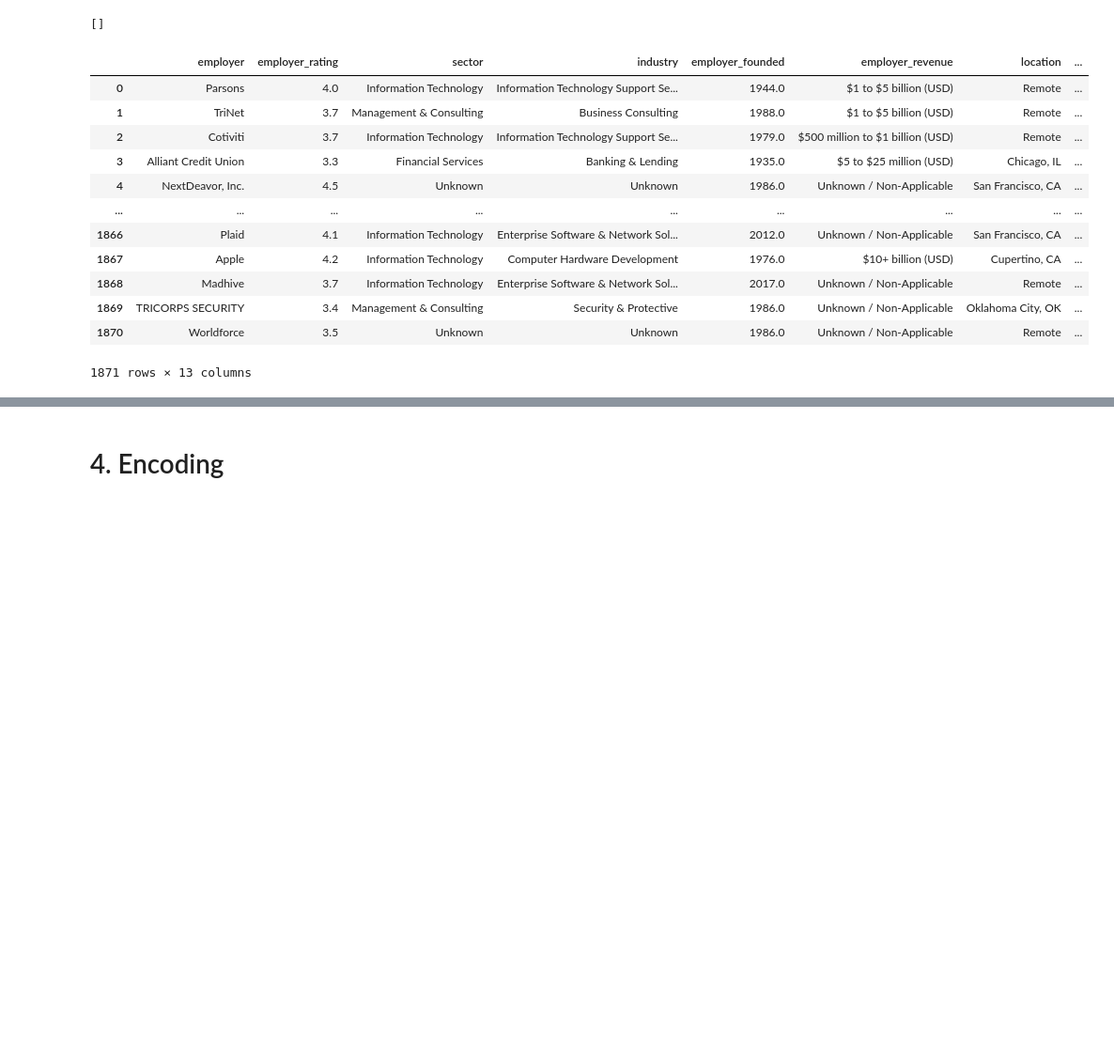
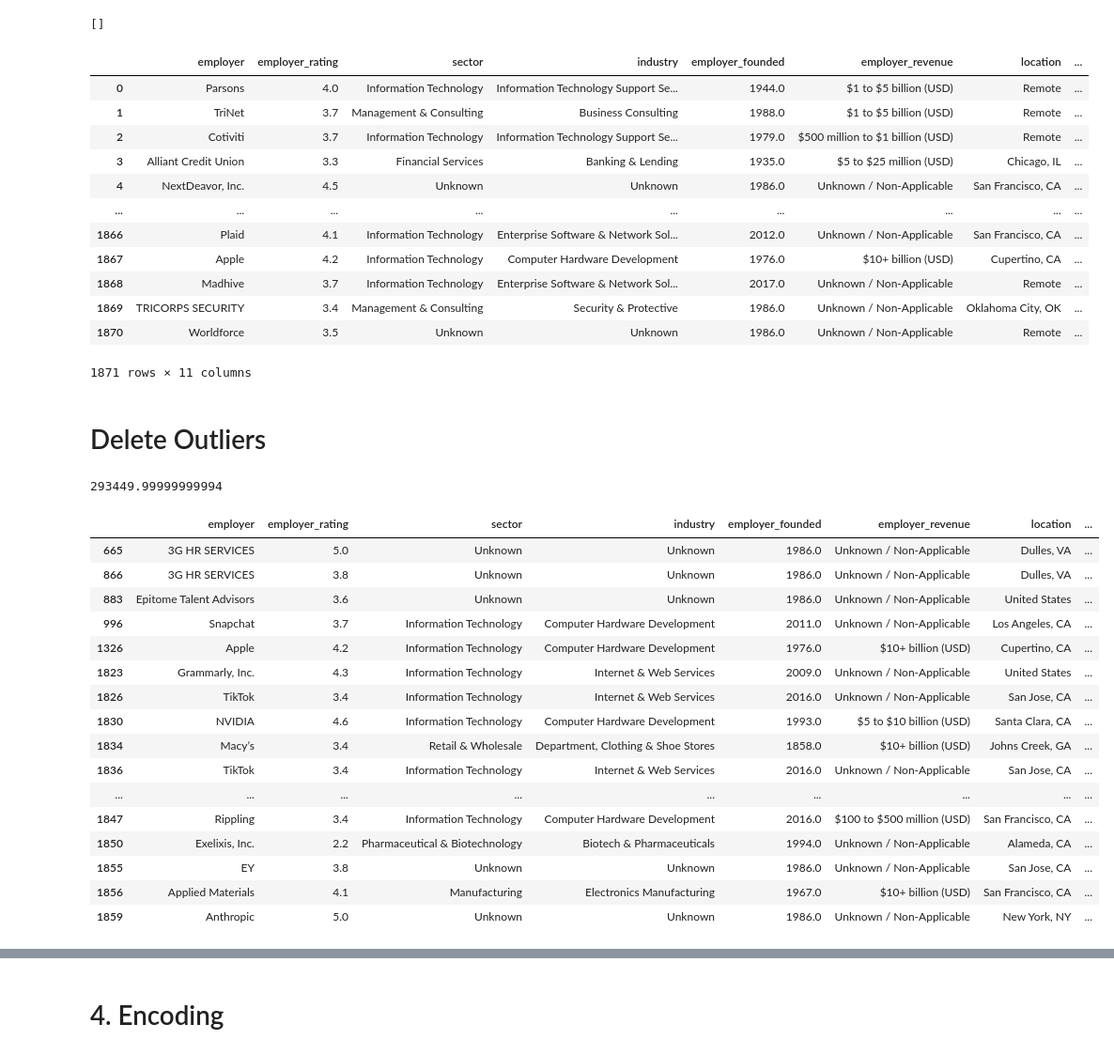
Before and after one commit to kkudzelich/scraping-and-salary-prediction, a Jupyter notebook: kaggle6.ipynb, the cells around one changed output, grey strips where cells are left out. Shown at 94% size. Saved outputs shown, nothing was run; the diff lists cells and outputs as text; code cells hidden in the pictures; blank space fills up the shorter version.

```diff
--- a/kaggle6.ipynb
+++ b/kaggle6.ipynb
@@ -748,8 +769,9 @@ print(other_job_titles)
 # %% [output]
 []
 # %%
-# drop job title
+# drop job title and min_salary, max_salary
 df = df.drop(columns=['job_title'])
+df = df.drop(columns=['min_salary', 'max_salary'])
 df
 # %% [output]
 |  | employer | employer_rating | sector | industry | employer_founded | employer_revenue | location | ... |
@@ -764,4 +786,32 @@ df
 | 1868 | Madhive | 3.7 | Information Technology | Enterprise Software & Network Sol... | 2017.0 | Unknown / Non-Applicable | Remote | ... |
 | 1869 | TRICORPS SECURITY | 3.4 | Management & Consulting | Security & Protective | 1986.0 | Unknown / Non-Applicable | Oklahoma City, OK | ... |
 | 1870 | Worldforce | 3.5 | Unknown | Unknown | 1986.0 | Unknown / Non-Applicable | Remote | ... |
-1871 rows × 13 columns
+1871 rows × 11 columns
+# %% [markdown]
+# Delete Outliers
+# %%
+# check values after 99 percentile
+percentile_99 = df['average_base_salary'].quantile(0.99)
+print(percentile_99)
+# %% [output]
+293449.99999999994
+# %%
+df[df['average_base_salary'] > percentile_99]
+# %% [output]
+|  | employer | employer_rating | sector | industry | employer_founded | employer_revenue | location | ... |
+| 665 | 3G HR SERVICES | 5.0 | Unknown | Unknown | 1986.0 | Unknown / Non-Applicable | Dulles, VA | ... |
+| 866 | 3G HR SERVICES | 3.8 | Unknown | Unknown | 1986.0 | Unknown / Non-Applicable | Dulles, VA | ... |
+| 883 | Epitome Talent Advisors | 3.6 | Unknown | Unknown | 1986.0 | Unknown / Non-Applicable | United States | ... |
+| 996 | Snapchat | 3.7 | Information Technology | Computer Hardware Development | 2011.0 | Unknown / Non-Applicable | Los Angeles, CA | ... |
+| 1326 | Apple | 4.2 | Information Technology | Computer Hardware Development | 1976.0 | $10+ billion (USD) | Cupertino, CA | ... |
+| 1823 | Grammarly, Inc. | 4.3 | Information Technology | Internet & Web Services | 2009.0 | Unknown / Non-Applicable | United States | ... |
+| 1826 | TikTok | 3.4 | Information Technology | Internet & Web Services | 2016.0 | Unknown / Non-Applicable | San Jose, CA | ... |
+| 1830 | NVIDIA | 4.6 | Information Technology | Computer Hardware Development | 1993.0 | $5 to $10 billion (USD) | Santa Clara, CA | ... |
+| 1834 | Macy’s | 3.4 | Retail & Wholesale | Department, Clothing & Shoe Stores | 1858.0 | $10+ billion (USD) | Johns Creek, GA | ... |
+| 1836 | TikTok | 3.4 | Information Technology | Internet & Web Services | 2016.0 | Unknown / Non-Applicable | San Jose, CA | ... |
+| ... | ... | ... | ... | ... | ... | ... | ... | ... |
+| 1847 | Rippling | 3.4 | Information Technology | Computer Hardware Development | 2016.0 | $100 to $500 million (USD) | San Francisco, CA | ... |
+| 1850 | Exelixis, Inc. | 2.2 | Pharmaceutical & Biotechnology | Biotech & Pharmaceuticals | 1994.0 | Unknown / Non-Applicable | Alameda, CA | ... |
+| 1855 | EY | 3.8 | Unknown | Unknown | 1986.0 | Unknown / Non-Applicable | San Jose, CA | ... |
+| 1856 | Applied Materials | 4.1 | Manufacturing | Electronics Manufacturing | 1967.0 | $10+ billion (USD) | San Francisco, CA | ... |
+| 1859 | Anthropic | 5.0 | Unknown | Unknown | 1986.0 | Unknown / Non-Applicable | New York, NY | ... |
```
Also changed, not shown: parts of 41 cells of this notebook, 4 other files.
